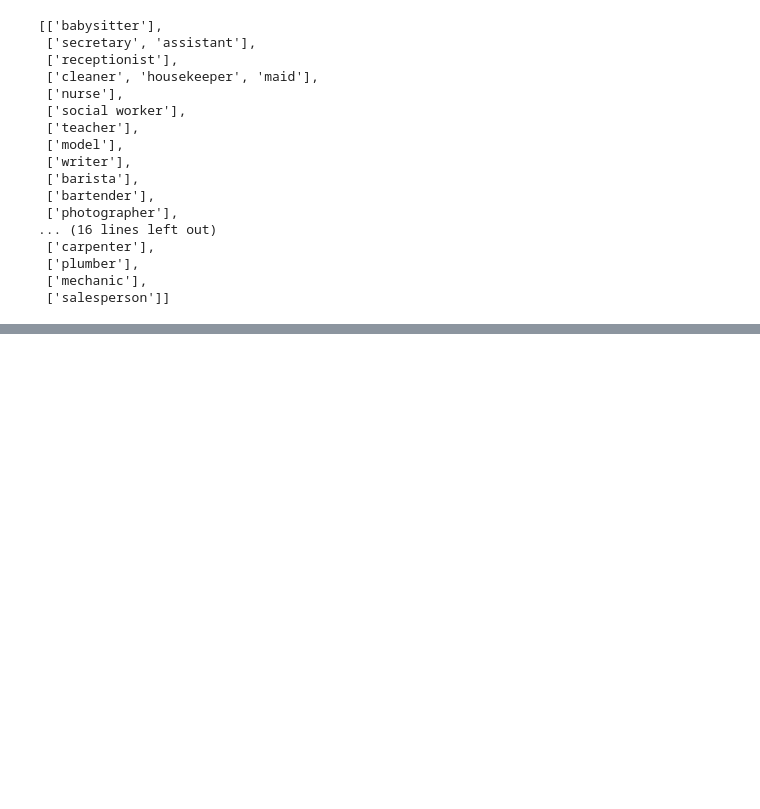
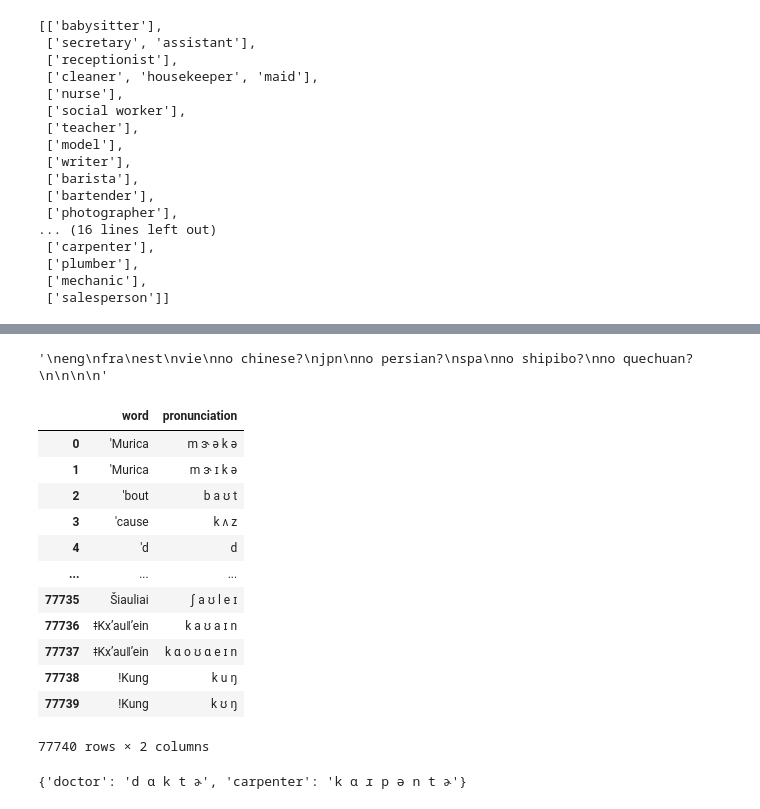
Before and after one commit to alvintsa/Iconicity-research, a Jupyter notebook: notebooks/mBERT_final.ipynb, the cells around one changed output, grey strips where cells are left out. Drawn from its saved outputs; the diff is of its cells as text; code cells hidden in the pictures; blank space fills up the shorter version.

```diff
--- a/notebooks/mBERT_final.ipynb
+++ b/notebooks/mBERT_final.ipynb
@@ -416,3 +417,56 @@ bolukbasi_correlation(pairs_japanese, "Japanese", "professions", job_title_mappi
 # %%
     #TODO: read up on wikipron and see how it works
     #TODO: try to scrape prononciations for languages
+# %%
+"""
+eng
+fra
+est
+vie
+no chinese?
+jpn
+no persian?
+spa
+no shipibo?
+no quechuan?
+
+
+
+"""
+# %% [output]
+'\neng\nfra\nest\nvie\nno chinese?\njpn\nno persian?\nspa\nno shipibo?\nno quechuan?\n\n\n\n'
+# %%
+def parse_tsv(file: str) -> DataFrame:
+    # Read the TSV file into a DataFrame
+    df = pd.read_csv(file, sep='\t', header = None)
+    df.columns = ["word", "pronunciation"]
+    return df
+
+def get_prononciations(file: str, words: List[str]) -> Dict[str, str]:
+    pronunciations = {}
+    tsv_df = parse_tsv(file)
+    for word in words:
+        if word in tsv_df["word"].values:
+            pronunciations[word] = tsv_df.loc[tsv_df["word"] == word, 'pronunciation'].iloc[0]
+    return pronunciations
+# %%
+tsv_df = parse_tsv("../documents/eng_latn_us_broad.tsv")
+tsv_df
+# %% [output]
+|  | word | pronunciation |
+| 0 | 'Murica | m ɝ ə k ə |
+| 1 | 'Murica | m ɝ ɪ k ə |
+| 2 | 'bout | b a ʊ t |
+| 3 | 'cause | k ʌ z |
+| 4 | 'd | d |
+| ... | ... | ... |
+| 77735 | Šiauliai | ʃ a ʊ l e ɪ |
+| 77736 | ǂKxʼauǁʼein | k a ʊ a ɪ n |
+| 77737 | ǂKxʼauǁʼein | k ɑ o ʊ ɑ e ɪ n |
+| 77738 | ǃKung | k u ŋ |
+| 77739 | ǃKung | k ʊ ŋ |
+77740 rows × 2 columns
+# %%
+get_prononciations("../documents/eng_latn_us_broad.tsv", ["doctor", "carpenter"])
+# %% [output]
+{'doctor': 'd ɑ k t ɚ', 'carpenter': 'k ɑ ɹ p ə n t ɚ'}
```
Also changed, not shown: parts of 2 cells of this notebook, 2 other files.
